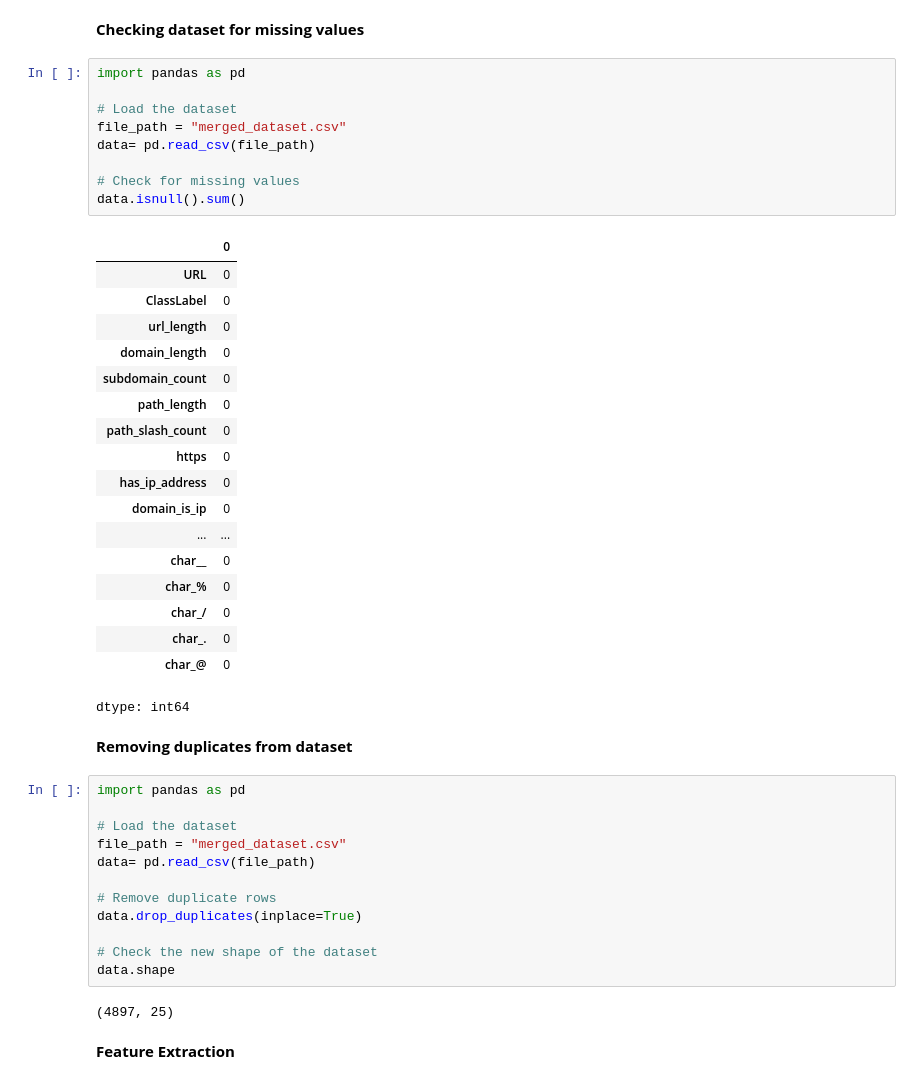
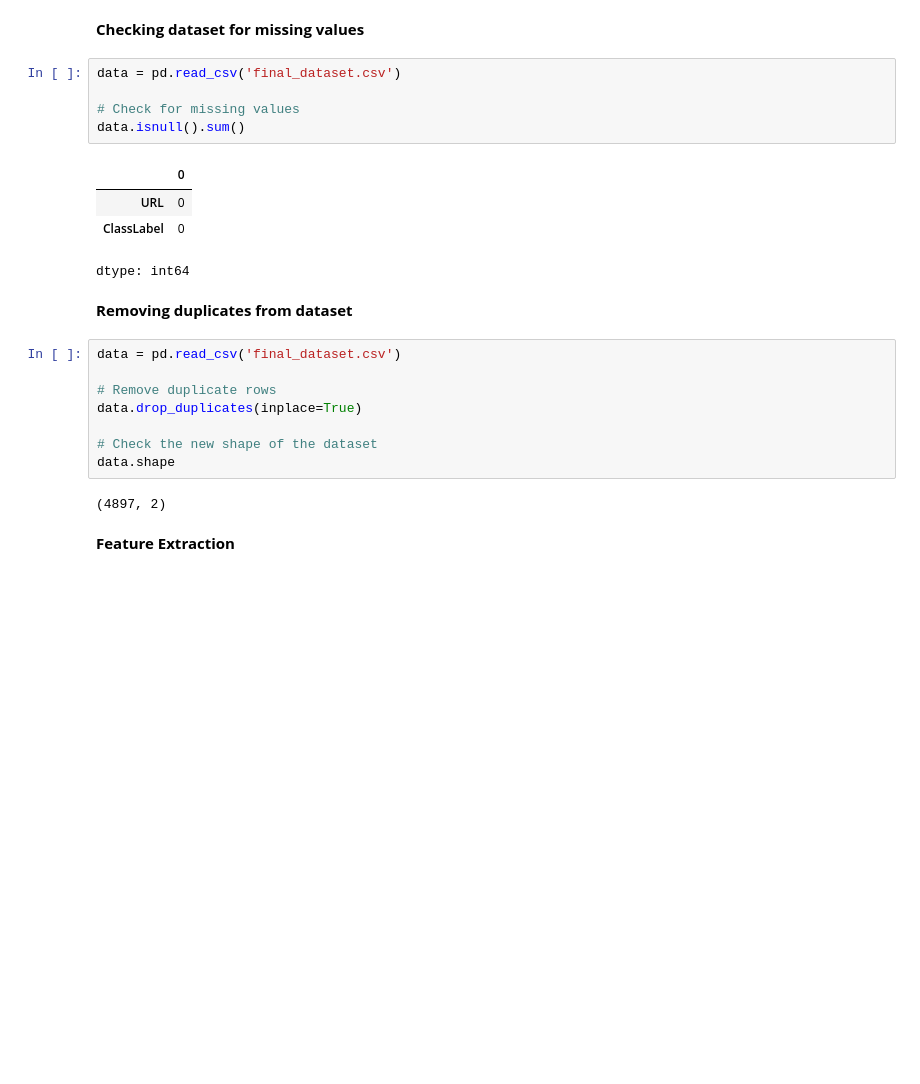
Before and after one commit to MorganChidley/Final-Year-Project, a Jupyter notebook: ml_model.ipynb, the cells around one changed output. Saved outputs shown, nothing was run; the diff lists cells and outputs as text; blank space fills up the shorter version.

```diff
--- a/ml_model.ipynb
+++ b/ml_model.ipynb
@@ -239,41 +89,19 @@ data.shape
 # %% [markdown]
 **Checking dataset for missing values**
 # %%
-import pandas as pd
-
-# Load the dataset
-file_path = "merged_dataset.csv"
-data= pd.read_csv(file_path)
+data = pd.read_csv('final_dataset.csv')
 
 # Check for missing values
 data.isnull().sum()
 # %% [output]
 |  | 0 |
 | URL | 0 |
 | ClassLabel | 0 |
-| url_length | 0 |
-| domain_length | 0 |
-| subdomain_count | 0 |
-| path_length | 0 |
-| path_slash_count | 0 |
-| https | 0 |
-| has_ip_address | 0 |
-| domain_is_ip | 0 |
-| ... | ... |
-| char__ | 0 |
-| char_% | 0 |
-| char_/ | 0 |
-| char_. | 0 |
-| char_@ | 0 |
 dtype: int64
 # %% [markdown]
 **Removing duplicates from dataset**
 # %%
-import pandas as pd
-
-# Load the dataset
-file_path = "merged_dataset.csv"
-data= pd.read_csv(file_path)
+data = pd.read_csv('final_dataset.csv')
 
 # Remove duplicate rows
 data.drop_duplicates(inplace=True)
@@ -281,7 +109,7 @@ data.drop_duplicates(inplace=True)
 # Check the new shape of the dataset
 data.shape
 # %% [output]
-(4897, 25)
+(4897, 2)
 # %% [markdown]
 **Feature Extraction**
 # %%
```
Also changed, not shown: parts of 17 cells of this notebook.
